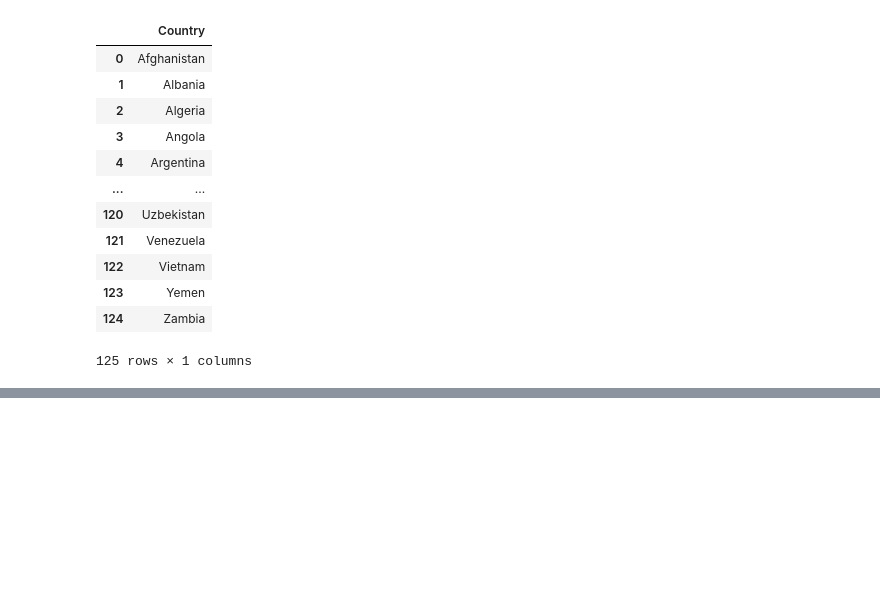
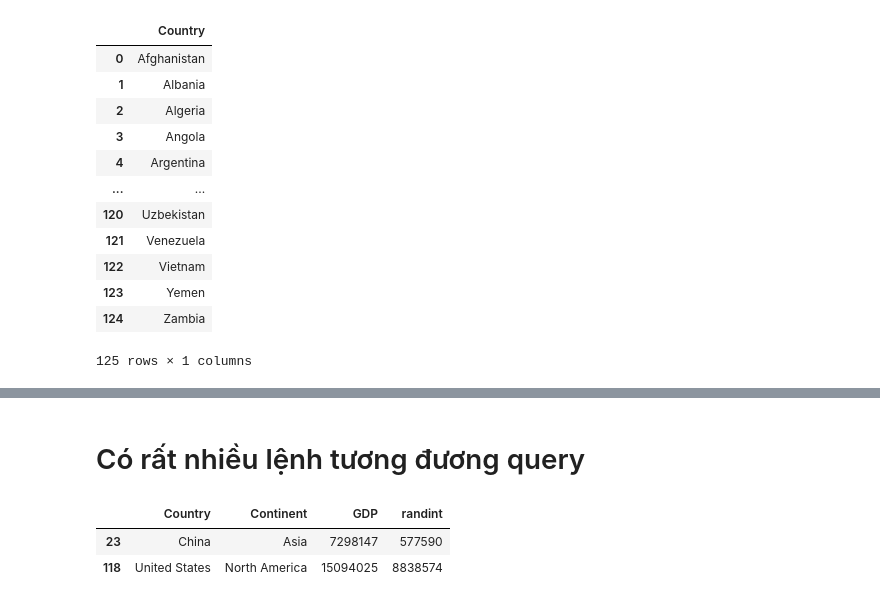
Before and after one commit to hainmit09/DataAnalysis, a Jupyter notebook: Bài_3_Thao_tác_dữ_liệu.ipynb, the cells around one changed output, grey strips where cells are left out. Saved outputs shown, nothing was run; the diff lists cells and outputs as text; code cells hidden in the pictures; blank space fills up the shorter version.

```diff
--- a/Bài_3_Thao_tác_dữ_liệu.ipynb
+++ b/Bài_3_Thao_tác_dữ_liệu.ipynb
@@ -311,0 +389,9 @@ df[df['Country'].str.contains('ria$')]
+# %% [markdown]
+# Có rất nhiều lệnh tương đương query
+# %%
+df_5 = df[df.GDP>df.randint]
+df_5
+# %% [output]
+|  | Country | Continent | GDP | randint |
+| 23 | China | Asia | 7298147 | 577590 |
+| 118 | United States | North America | 15094025 | 8838574 |
```
Also changed, not shown: parts of 16 cells of this notebook.
